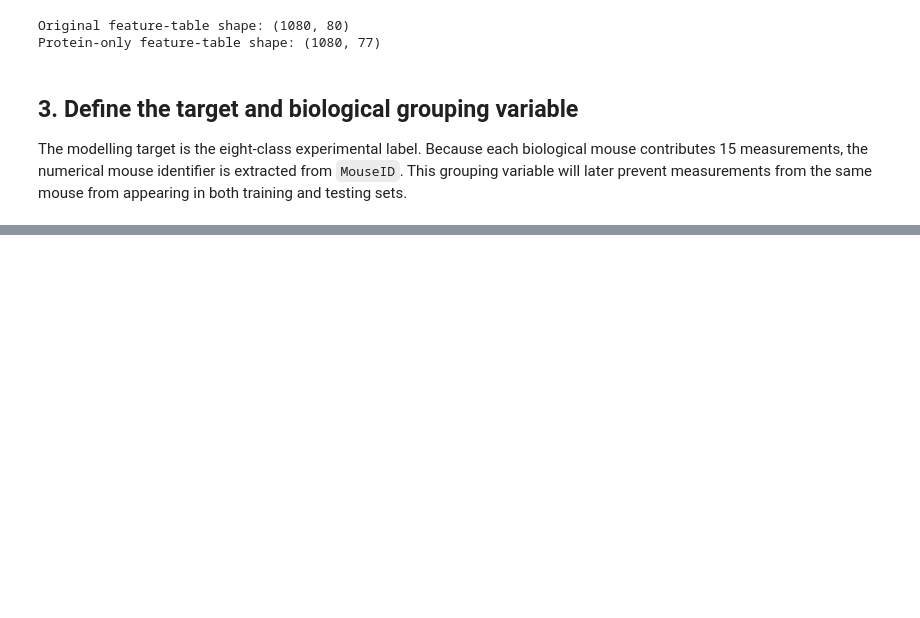
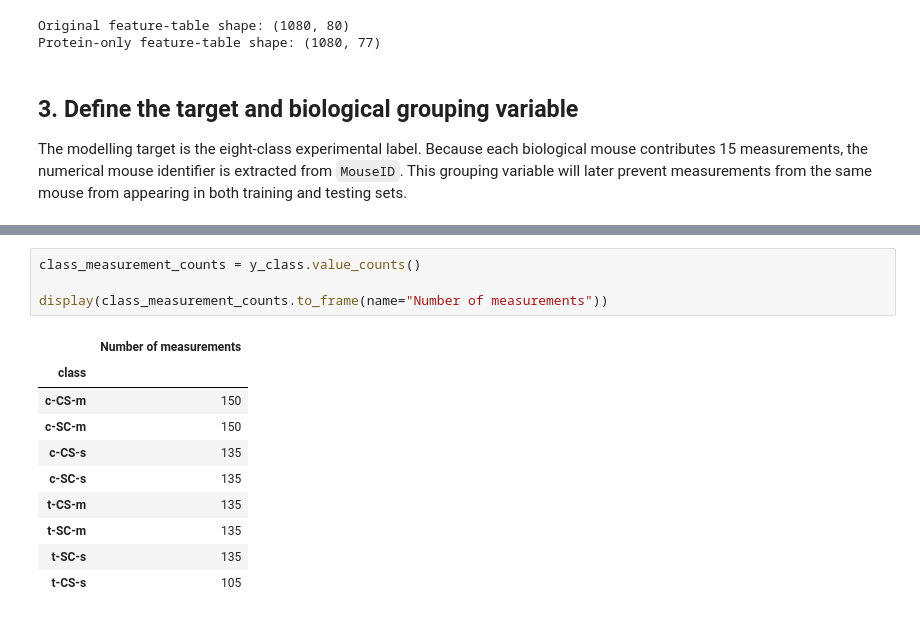
Before and after one commit to M00un/mouse-protein-ml, a Jupyter notebook: notebooks/01_data_audit.ipynb, the cells around one changed output, grey strips where cells are left out. Drawn from its saved outputs; the diff is of its cells as text; blank space fills up the shorter version.

```diff
--- a/notebooks/01_data_audit.ipynb
+++ b/notebooks/01_data_audit.ipynb
@@ -133,0 +387,15 @@ The modelling target is the eight-class experimental label. Because each biologi
+# %%
+class_measurement_counts = y_class.value_counts()
+
+display(class_measurement_counts.to_frame(name="Number of measurements"))
+# %% [output]
+|  | Number of measurements |
+| class |  |
+| c-CS-m | 150 |
+| c-SC-m | 150 |
+| c-CS-s | 135 |
+| c-SC-s | 135 |
+| t-CS-m | 135 |
+| t-SC-m | 135 |
+| t-SC-s | 135 |
+| t-CS-s | 105 |
```
Also changed, not shown: parts of 9 cells of this notebook.
